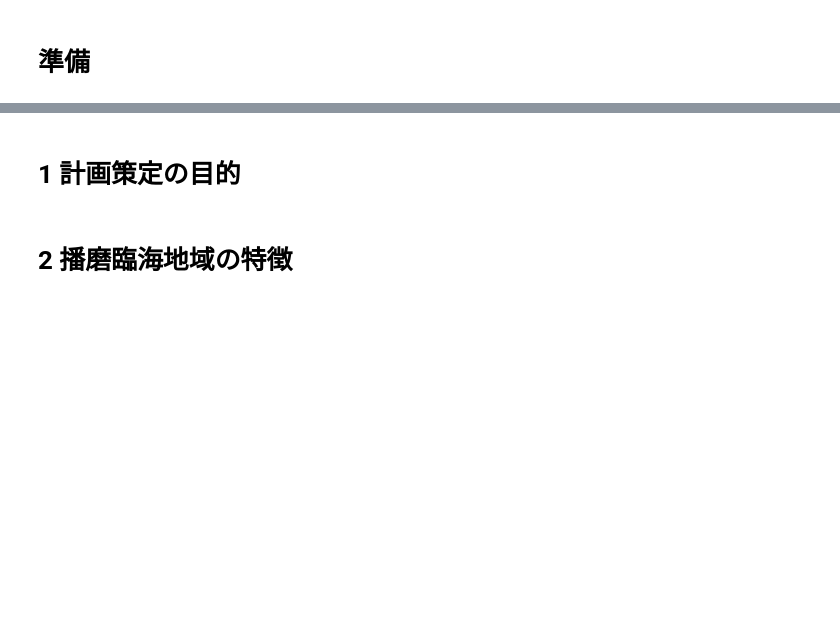
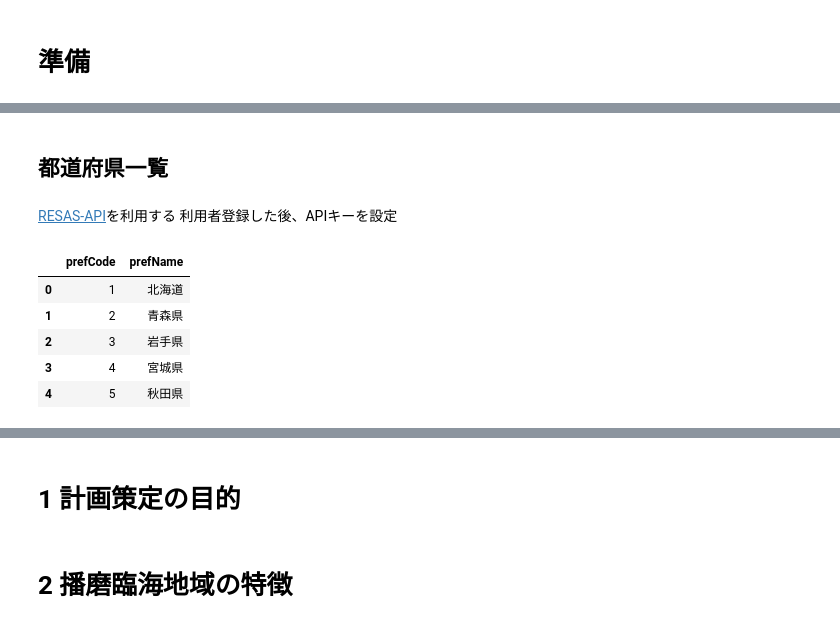
Before and after one commit to dicechick373/google-colab, a Jupyter notebook: 2022_kouwan/03_播磨臨海CNP.ipynb, the cells around one changed output, grey strips where cells are left out. Saved outputs shown, nothing was run; the diff lists cells and outputs as text; code cells hidden in the pictures; blank space fills up the shorter version.

```diff
--- a/2022_kouwan/03_播磨臨海CNP.ipynb
+++ b/2022_kouwan/03_播磨臨海CNP.ipynb
@@ -16,3 +18,8 @@ import xlrd
 import openpyxl
 # %%
 !pip install openpyxl
+# %% [markdown]
+## 都道府県一覧
+# %% [markdown]
+[RESAS-API](https://opendata.resas-portal.go.jp/docs/api/v1/prefectures.html)を利用する
+利用者登録した後、APIキーを設定
@@ -18,0 +28,17 @@ import openpyxl
+# %%
+def preflist():
+  url = 'https://opendata.resas-portal.go.jp/api/v1/prefectures'
+  req = urllib.request.Request(url, headers={'X-API-KEY': RESAS_API_KEY})
+  with urllib.request.urlopen(req) as response:
+    res = json.loads(response.read().decode())
+
+  return  pd.DataFrame(res['result'])
+# %%
+preflist().head()
+# %% [output]
+|  | prefCode | prefName |
+| 0 | 1 | 北海道 |
+| 1 | 2 | 青森県 |
+| 2 | 3 | 岩手県 |
+| 3 | 4 | 宮城県 |
+| 4 | 5 | 秋田県 |
```
Also changed, not shown: parts of 9 cells of this notebook.
